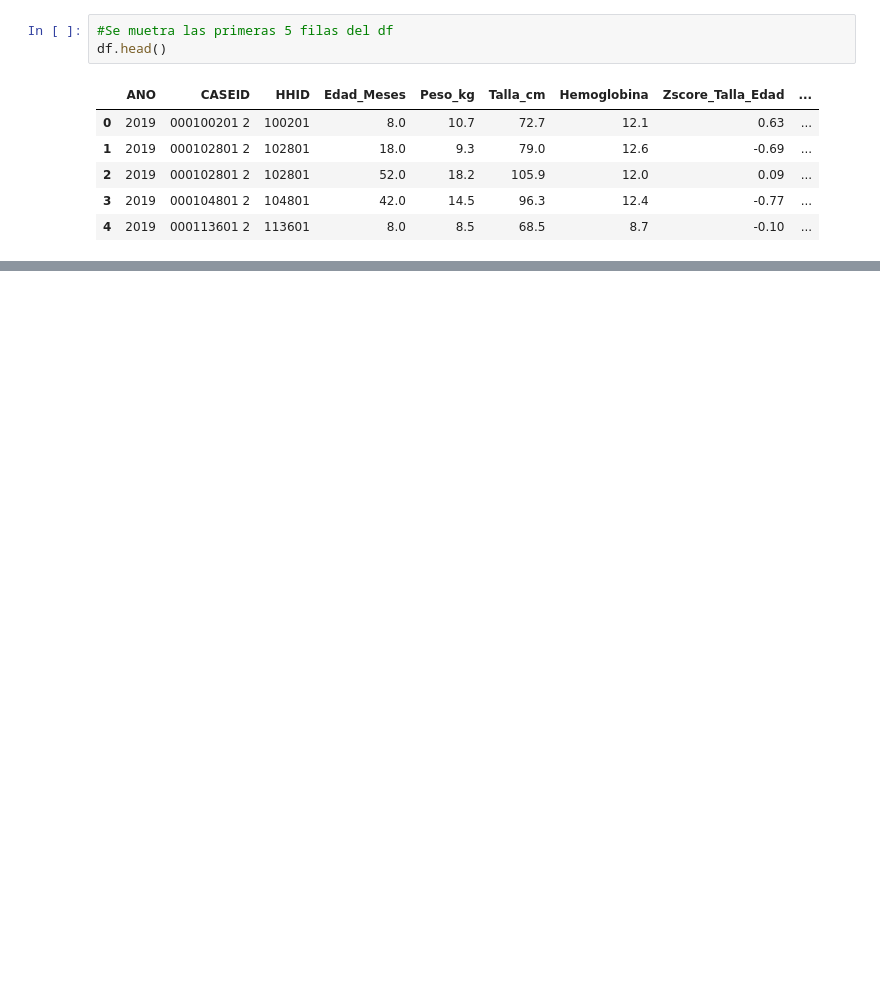
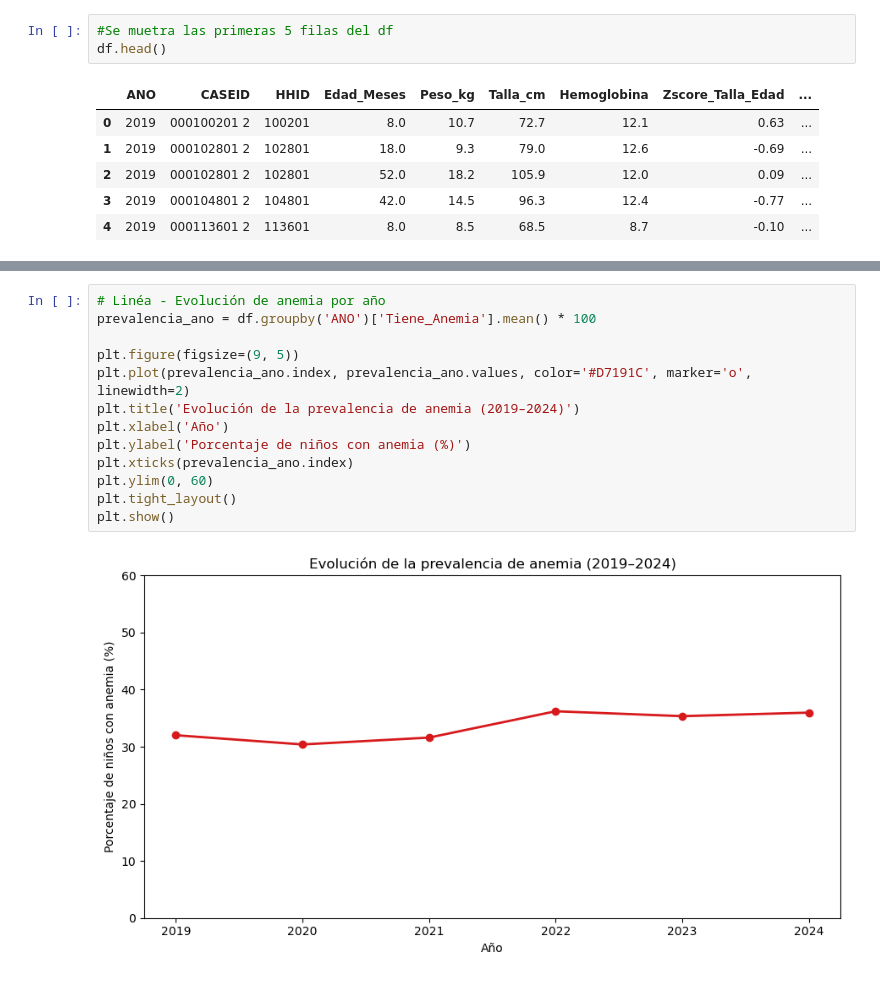
Before and after one commit to fbarrueta22/proyecto-ag-anemia, a Jupyter notebook: Analisis.ipynb, the cells around one changed output, grey strips where cells are left out. Saved outputs shown, nothing was run; the diff lists cells and outputs as text; blank space fills up the shorter version.

```diff
--- a/Analisis.ipynb
+++ b/Analisis.ipynb
@@ -133,0 +181,15 @@ Length: 25, dtype: str
+# %%
+# Linéa - Evolución de anemia por año
+prevalencia_ano = df.groupby('ANO')['Tiene_Anemia'].mean() * 100
+
+plt.figure(figsize=(9, 5))
+plt.plot(prevalencia_ano.index, prevalencia_ano.values, color='#D7191C', marker='o', linewidth=2)
+plt.title('Evolución de la prevalencia de anemia (2019–2024)')
+plt.xlabel('Año')
+plt.ylabel('Porcentaje de niños con anemia (%)')
+plt.xticks(prevalencia_ano.index)
+plt.ylim(0, 60)
+plt.tight_layout()
+plt.show()
+# %% [output]
+[figure, added]
```
Also changed, not shown: parts of 13 cells of this notebook, 10 other files.
